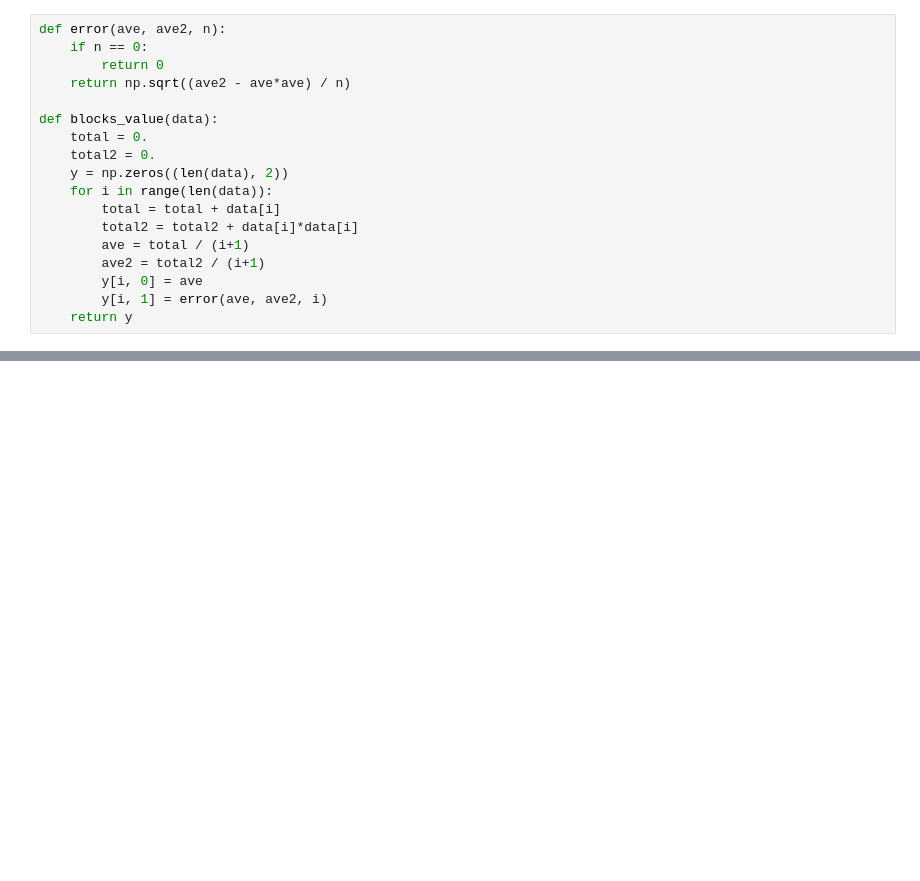
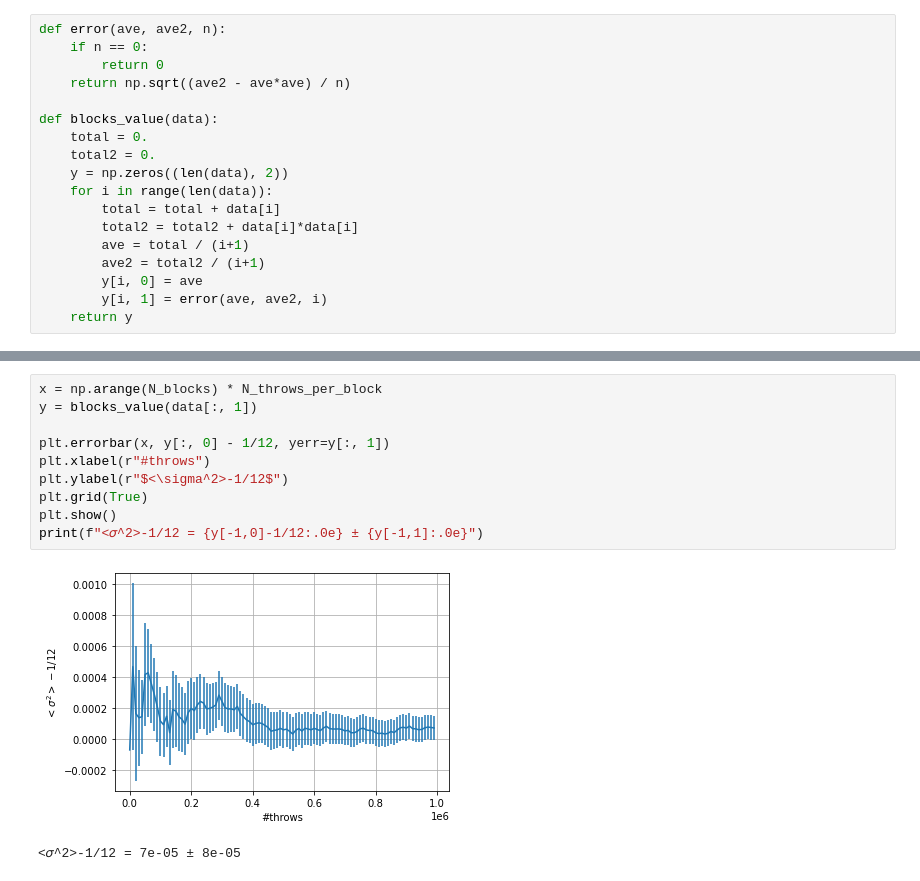
Before and after one commit to teozec/numerical-simulation, a Jupyter notebook: 1/1.ipynb, the cells around one changed output, grey strips where cells are left out. Saved outputs shown, nothing was run; the diff lists cells and outputs as text; blank space fills up the shorter version.

```diff
--- a/1/1.ipynb
+++ b/1/1.ipynb
@@ -21,0 +73,13 @@ def blocks_value(data):
+# %%
+x = np.arange(N_blocks) * N_throws_per_block
+y = blocks_value(data[:, 1])
+
+plt.errorbar(x, y[:, 0] - 1/12, yerr=y[:, 1])
+plt.xlabel(r"#throws")
+plt.ylabel(r"$<\sigma^2>-1/12$")
+plt.grid(True)
+plt.show()
+print(f"<𝜎^2>-1/12 = {y[-1,0]-1/12:.0e} ± {y[-1,1]:.0e}")
+# %% [output]
+[figure, added]
+<𝜎^2>-1/12 = 7e-05 ± 8e-05
```
Also changed, not shown: parts of 34 cells of this notebook, 4 other files.
